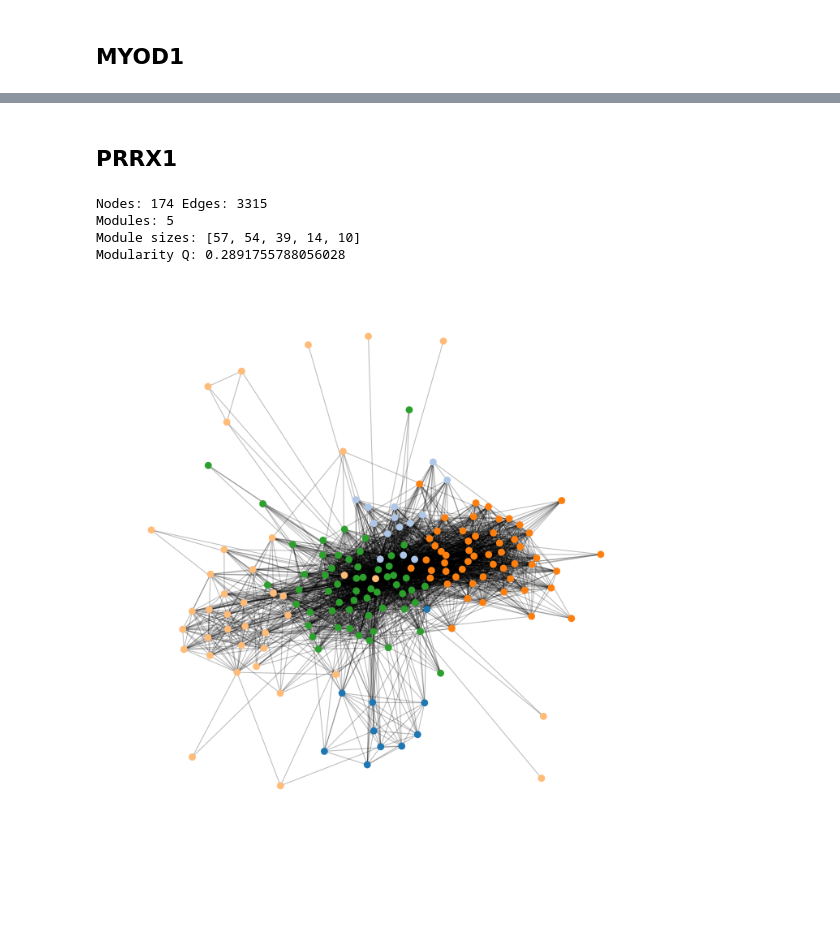
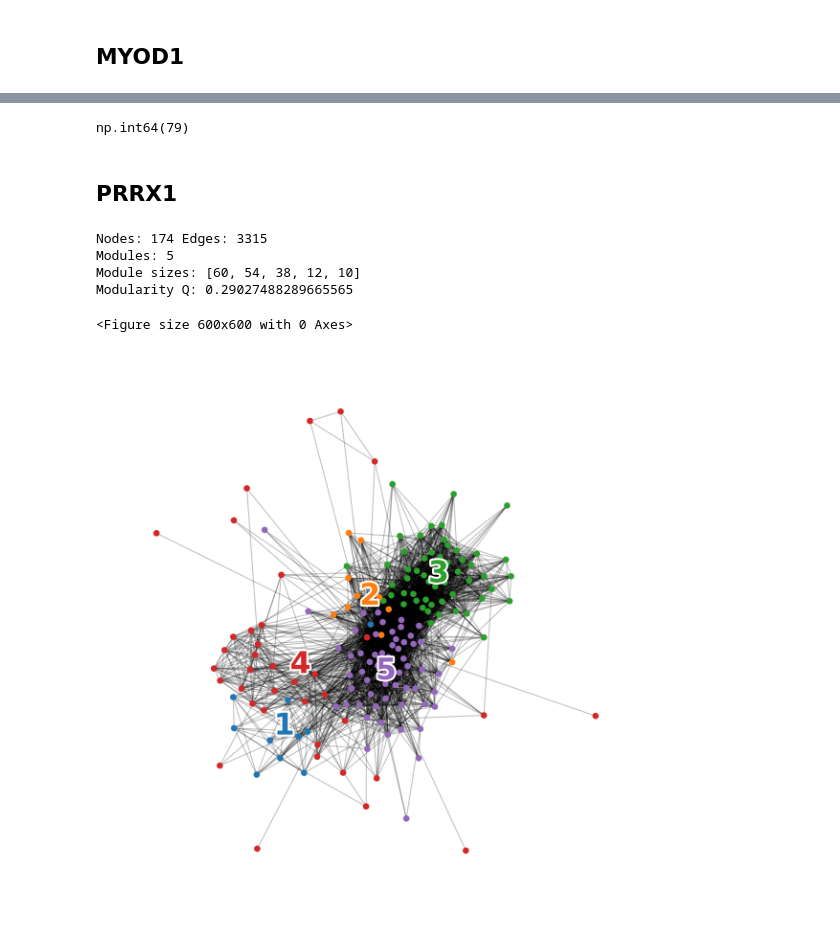
Before and after one commit to jrcwycy/Hybrid, a Jupyter notebook: notebooks/HWG/community_detection.ipynb, the cells around one changed output, grey strips where cells are left out. Drawn from its saved outputs; the diff is of its cells as text; code cells hidden in the pictures; blank space fills up the shorter version.

```diff
--- a/notebooks/HWG/community_detection.ipynb
+++ b/notebooks/HWG/community_detection.ipynb
@@ -227,0 +337,21 @@ Index(['rank', 'path_name', 'p_val', 'z_score', 'combined_score',
+# %%
+# save module genes to csv
+# Get all genes (nodes) and all modules
+all_genes = sorted(M.nodes())
+unique_modules = sorted(set(module_of[n] for n in M.nodes()))
+
+# Build a dict of {module: set of genes in that module}
+module_gene_sets = {
+    m: set(n for n in M.nodes() if module_of[n] == m)
+    for m in unique_modules
+}
+
+# Build DataFrame
+df = pd.DataFrame({'gene_name': all_genes})
+
+for m in unique_modules:
+    df[f'module_{m+1}'] = df['gene_name'].isin(module_gene_sets[m])
+
+print(df.shape)
+# df.to_csv('MYOD1_module_membership.csv', index=False)
+df.head()
@@ -228,3 +366,7 @@ Index(['rank', 'path_name', 'p_val', 'z_score', 'combined_score',
+# %%
+df['module_3'].sum()
+# %% [output]
+np.int64(79)
 # %% [markdown]
 ## PRRX1
 # %%
@@ -233,7 +375,7 @@ M = GP.copy()
 comms = louvain_communities(
     M,
     seed=1,
-    resolution=1.1,
+    resolution=1, # 1.1
 )
 
 
@@ -250,22 +392,34 @@ print("Modularity Q:", Q)
 # %% [output]
 Nodes: 174 Edges: 3315
 Modules: 5
-Module sizes: [57, 54, 39, 14, 10]
-Modularity Q: 0.2891755788056028
+Module sizes: [60, 54, 38, 12, 10]
+Modularity Q: 0.29027488289665565
 # %%
-pos = nx.spring_layout(M, seed=1)  # compute once, reuse across panels
+plt.figure(figsize=(4,4), dpi=150)
 
-cmap = colormaps["tab20"]
+pos = nx.spring_layout(M, seed=42, k=0.3)
+
+cmap = colormaps["tab10"]
 node_colors = [cmap(module_of[n] % 20) for n in M.nodes()]
 
-plt.figure(figsize=(7, 7))
-nx.draw_networkx_edges(M, pos, alpha=0.25, width=0.8)
-nx.draw_networkx_nodes(M, pos, node_color=node_colors, node_size=40, linewidths=0)
+plt.figure(figsize=(4,4), dpi=150)
+nx.draw_networkx_edges(M, pos, alpha=0.25, width=0.5, edge_color='k')
+nx.draw_networkx_nodes(M, pos, node_color=node_colors, node_size=10, linewidths=0)
+
+unique_modules = sorted(set(module_of[n] for n in M.nodes()))
+for m in unique_modules:
+    mod_nodes = [n for n in M.nodes() if module_of[n] == m]
+    x = np.mean([pos[n][0] for n in mod_nodes])
+    y = np.mean([pos[n][1] for n in mod_nodes])
+    plt.gca().text(x, y, str(m+1), fontsize=15, ha='center', va='center',
+            color=cmap(m % 20), fontweight='bold', path_effects=[pe.withStroke(linewidth=2, foreground='white')])
+
 plt.axis("off")
 plt.tight_layout()
 plt.show()
 # %% [output]
+<Figure size 600x600 with 0 Axes>
-[figure, old version]
+[figure, new version]
 # %%
 modules = {i: sorted(list(nodes)) for i, nodes in enumerate(comms)}
 
```
Also changed, not shown: parts of 9 cells of this notebook, 18 other files.
